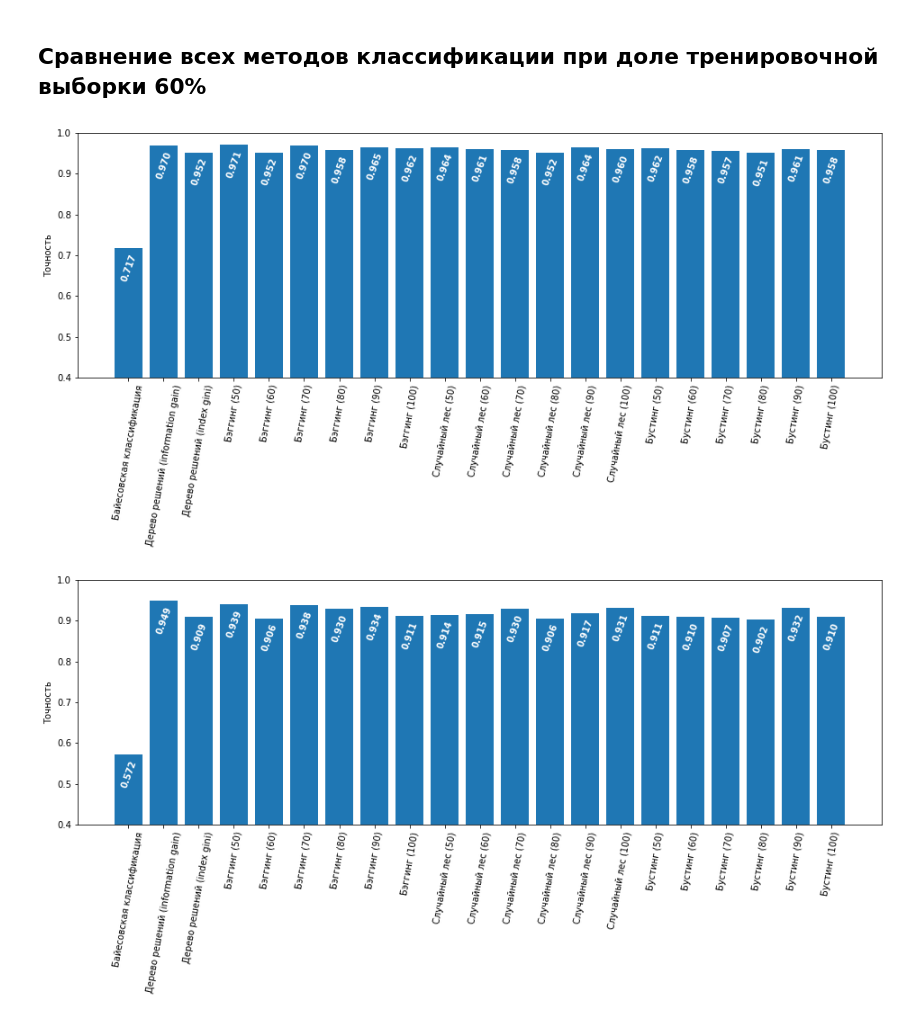
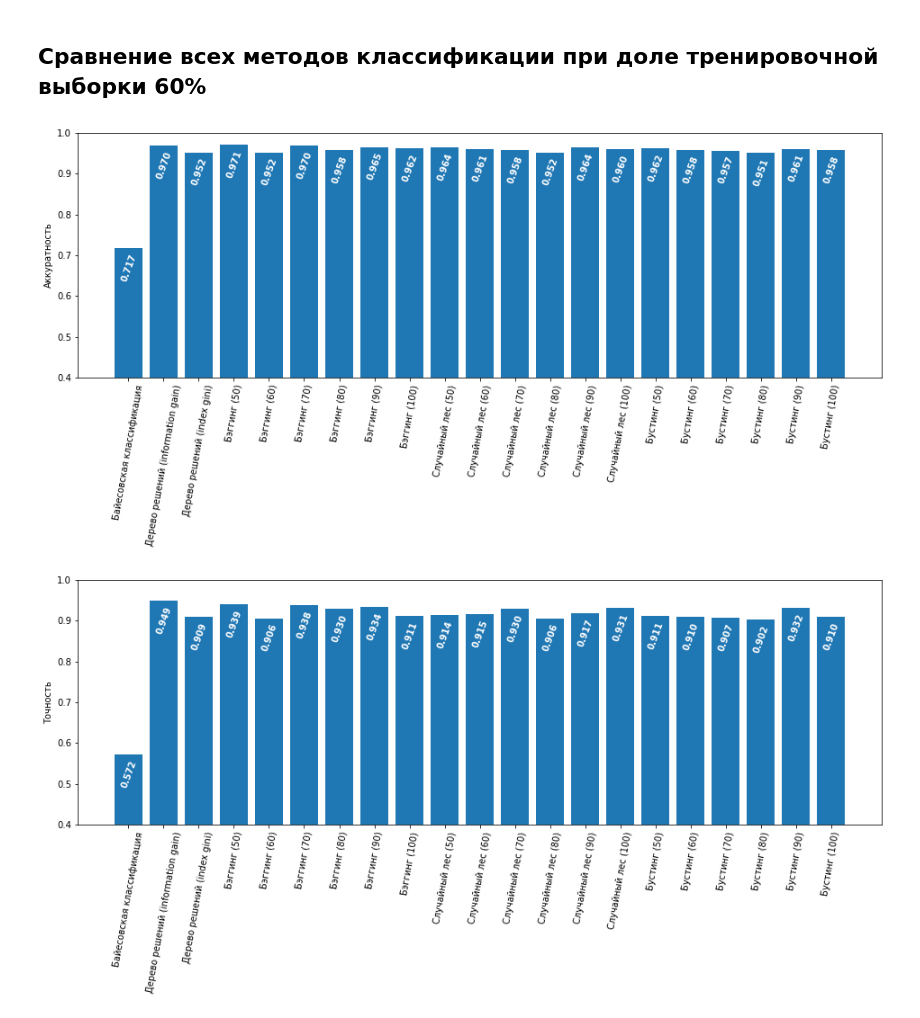
Before and after one commit to A-P-2/Data-Analysis, a Jupyter notebook: Lab 2/Lab 2.ipynb, the cells around one changed output. Cells and saved outputs as stored; diff of their text form; code cells hidden in the pictures.

```diff
--- a/Lab 2/Lab 2.ipynb
+++ b/Lab 2/Lab 2.ipynb
@@ -261,21 +261,21 @@ for i in range(50, 101, 10):
 # %%
 plt.figure(figsize=(16, 5))
 
 plt.bar(x_values, y_values_accuracy)
 
 plt.xticks(rotation=80)
-plt.ylabel("Точность")
+plt.ylabel("Аккуратность")
 
 for index, value in enumerate(y_values_accuracy):
     plt.text(index - 0.25, value - 0.08, str("%.3f" % value),
              color = 'white', fontweight = 'bold', rotation = 70)
 
 ax = plt.gca()
 ax.set_ylim([0.4, 1.0])
 
 plt.show()
 # %% [output]
-[figure, old version]
+[figure, new version]
 # %%
 plt.figure(figsize=(16, 5))
 
```
